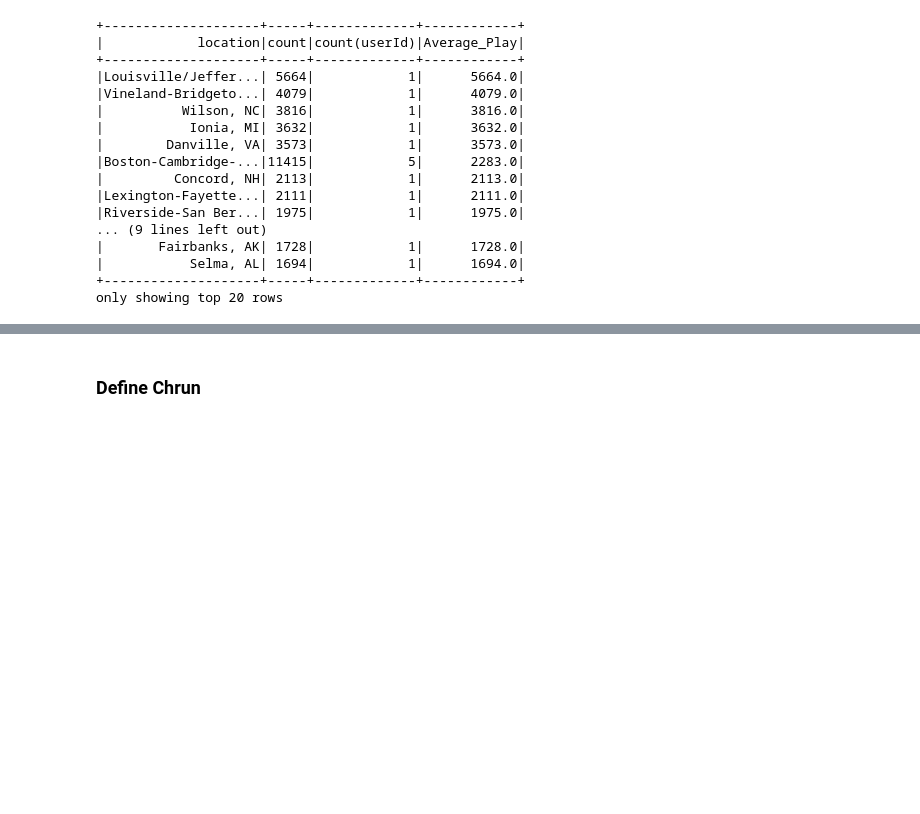
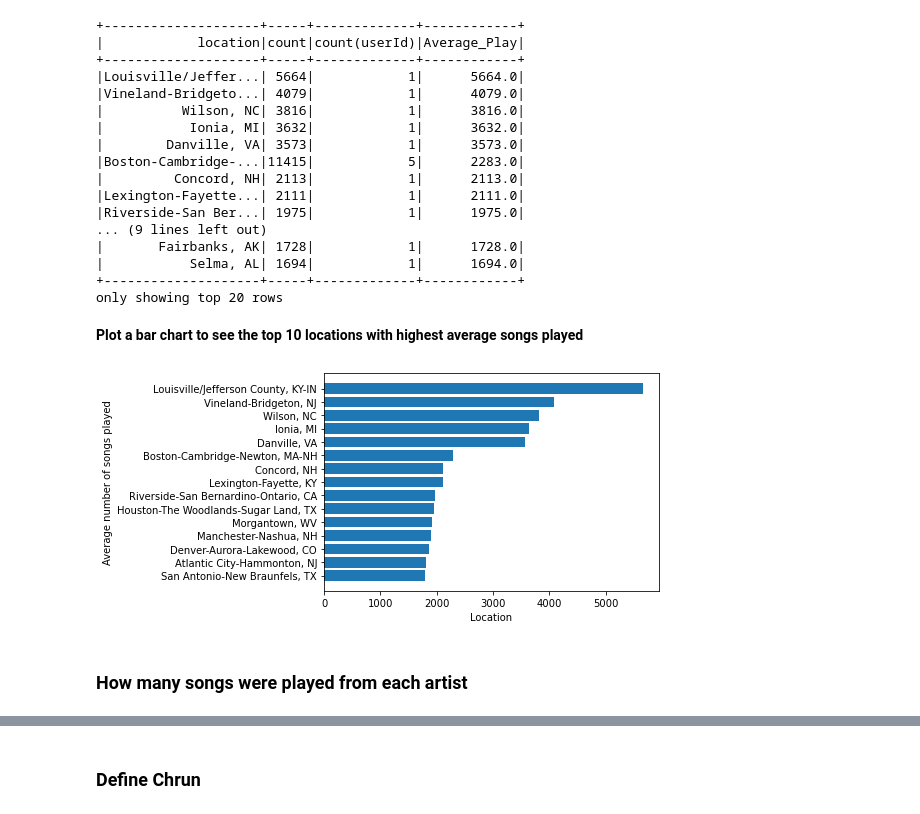
Before and after one commit to sf2705/Spark-Project, a Jupyter notebook: Sparkify.ipynb, the cells around one changed output, grey strips where cells are left out. Cells and saved outputs as stored; diff of their text form; code cells hidden in the pictures; blank space fills up the shorter version.

```diff
--- a/Sparkify.ipynb
+++ b/Sparkify.ipynb
@@ -320,0 +324,14 @@ plt.ylabel("Songs played");
+# %% [markdown]
+**Plot a bar chart to see the top 10 locations with highest average songs played**
+# %%
+user_location_songs_df = user_location_songs.toPandas()
+user_location_songs_df['Average_Play'] = pd.to_numeric(user_location_songs_df['Average_Play'])
+# %%
+user_location_songs_df_sub = user_location_songs_df.head(15).sort_values('Average_Play')
+plt.barh(user_location_songs_df_sub['location'], user_location_songs_df_sub['Average_Play'])
+plt.xlabel("Location")
+plt.ylabel("Average number of songs played");
+# %% [output]
+[figure, added]
+# %% [markdown]
+### How many songs were played from each artist
```
Also changed, not shown: parts of 33 cells of this notebook.
